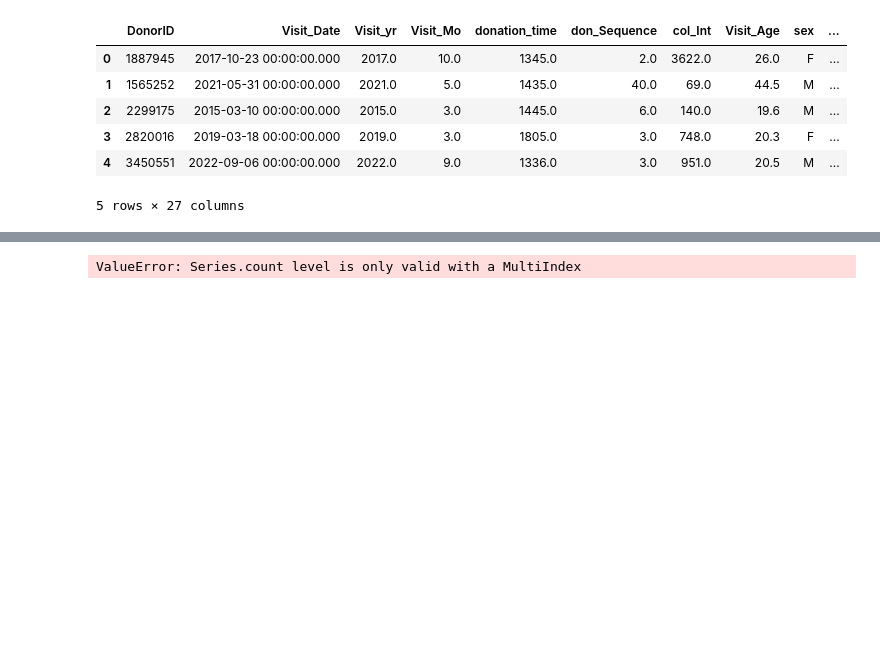
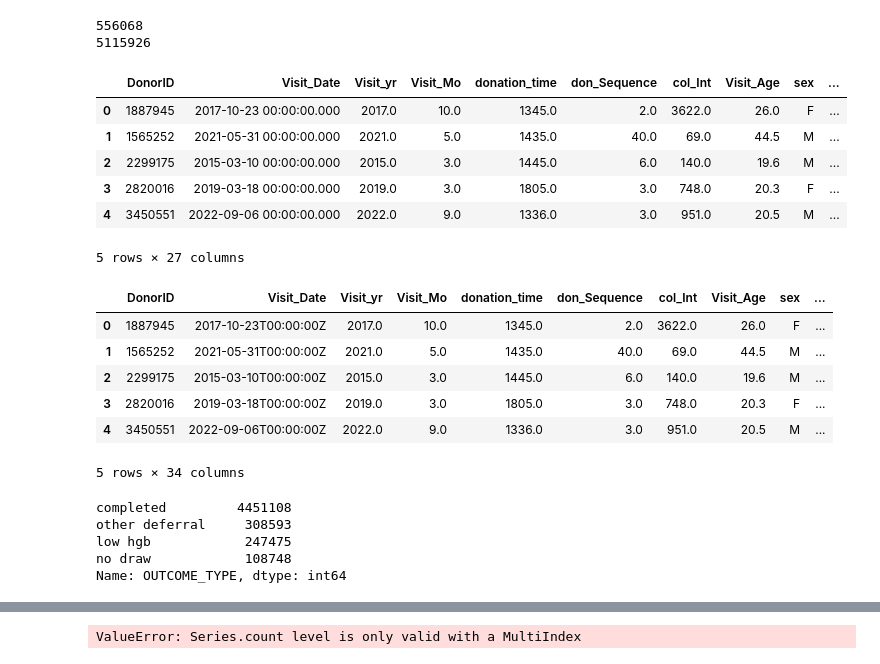
Before and after one commit to altonrus/donor-return-dynamics, a Jupyter notebook: 2_scripts/01_preprocessing.ipynb, the cells around one changed output, grey strips where cells are left out. Drawn from its saved outputs; the diff is of its cells as text; code cells hidden in the pictures; blank space fills up the shorter version.

```diff
--- a/2_scripts/01_preprocessing.ipynb
+++ b/2_scripts/01_preprocessing.ipynb
@@ -12,23 +12,40 @@ import seaborn as sns
 df=pd.read_csv("../1_data/private/SANBSdata.csv", error_bad_lines=False)
 # %%
 
-len(df.loc[df['Outcome'] =='DEFERRAL'])  # number of deferrals
-#len(df)#total observations
+print(len(df.loc[df['Outcome'] =='DEFERRAL']))  # number of deferrals
+print(len(df))#total observations
+
 
 df.head()
 # %% [output]
+556068
+5115926
 |  | DonorID | Visit_Date | Visit_yr | Visit_Mo | donation_time | don_Sequence | col_Int | Visit_Age | sex | ... |
 | 0 | 1887945 | 2017-10-23 00:00:00.000 | 2017.0 | 10.0 | 1345.0 | 2.0 | 3622.0 | 26.0 | F | ... |
 | 1 | 1565252 | 2021-05-31 00:00:00.000 | 2021.0 | 5.0 | 1435.0 | 40.0 | 69.0 | 44.5 | M | ... |
 | 2 | 2299175 | 2015-03-10 00:00:00.000 | 2015.0 | 3.0 | 1445.0 | 6.0 | 140.0 | 19.6 | M | ... |
 | 3 | 2820016 | 2019-03-18 00:00:00.000 | 2019.0 | 3.0 | 1805.0 | 3.0 | 748.0 | 20.3 | F | ... |
 | 4 | 3450551 | 2022-09-06 00:00:00.000 | 2022.0 | 9.0 | 1336.0 | 3.0 | 951.0 | 20.5 | M | ... |
-5 rows × 27 columns
+5 rows × 27 columns
 # %%
 #add donor history variables (already created and stored in don_hist.csv)
 #see cox_params.xls for more information
-#don_hist=pd.read_csv("../1_data/private/don_hist.csv")
-#df=pd.merge(df, don_hist[['DonorID', 'Visit_Date','cum_lifetime_donations','unit_rbc_loss','time_to_fu', 'rbc_loss_last_12_months', 'rbc_loss_last_24_months','days_since_last_rbc_loss', 'days_since_last_drbc_loss',
+df['Visit_Date']=pd.to_datetime(df['Visit_Date']).dt.strftime('%Y-%m-%dT%H:%M:%SZ') #covert to ISO -#2019-03-26T00:00:00Z
+
+don_hist=pd.read_csv("../1_data/private/don_hist.csv")
+df=pd.merge(df, don_hist[['DonorID', 'Visit_Date','cum_lifetime_donations','unit_rbc_loss','time_to_fu',
+                          'rbc_loss_last_12_months', 'rbc_loss_last_24_months','days_since_last_rbc_loss',
+                          'days_since_last_drbc_loss']], how='left', on=["DonorID", "Visit_Date"])
+
+df.head()
+# %% [output]
+|  | DonorID | Visit_Date | Visit_yr | Visit_Mo | donation_time | don_Sequence | col_Int | Visit_Age | sex | ... |
+| 0 | 1887945 | 2017-10-23T00:00:00Z | 2017.0 | 10.0 | 1345.0 | 2.0 | 3622.0 | 26.0 | F | ... |
+| 1 | 1565252 | 2021-05-31T00:00:00Z | 2021.0 | 5.0 | 1435.0 | 40.0 | 69.0 | 44.5 | M | ... |
+| 2 | 2299175 | 2015-03-10T00:00:00Z | 2015.0 | 3.0 | 1445.0 | 6.0 | 140.0 | 19.6 | M | ... |
+| 3 | 2820016 | 2019-03-18T00:00:00Z | 2019.0 | 3.0 | 1805.0 | 3.0 | 748.0 | 20.3 | F | ... |
+| 4 | 3450551 | 2022-09-06T00:00:00Z | 2022.0 | 9.0 | 1336.0 | 3.0 | 951.0 | 20.5 | M | ... |
+5 rows × 34 columns
 # %%
 
 #add a column OUTCOME_TYPE that indicates hgb deferal, other deferral or completed donation to indicate deferral type
@@ -43,6 +60,14 @@ df.drop(df[df['Visit_Date'].isna()].index, inplace=True) #remove any missing vis
 df["Visit_Date"] = df["Visit_Date"].astype("datetime64") #convert to date time object
 
 df.sort_values(by=['DonorID', 'don_Sequence', 'Visit_Date'], axis = 0, inplace=True)
+
+df['OUTCOME_TYPE'].value_counts()
+# %% [output]
+completed         4451108
+other deferral     308593
+low hgb            247475
+no draw            108748
+Name: OUTCOME_TYPE, dtype: int64
 # %%
 
 #add censored column (indicates whether row is right censored) 0-censored, 1-notcensored
```
Also changed, not shown: parts of 1 cell of this notebook, 3 other files.
